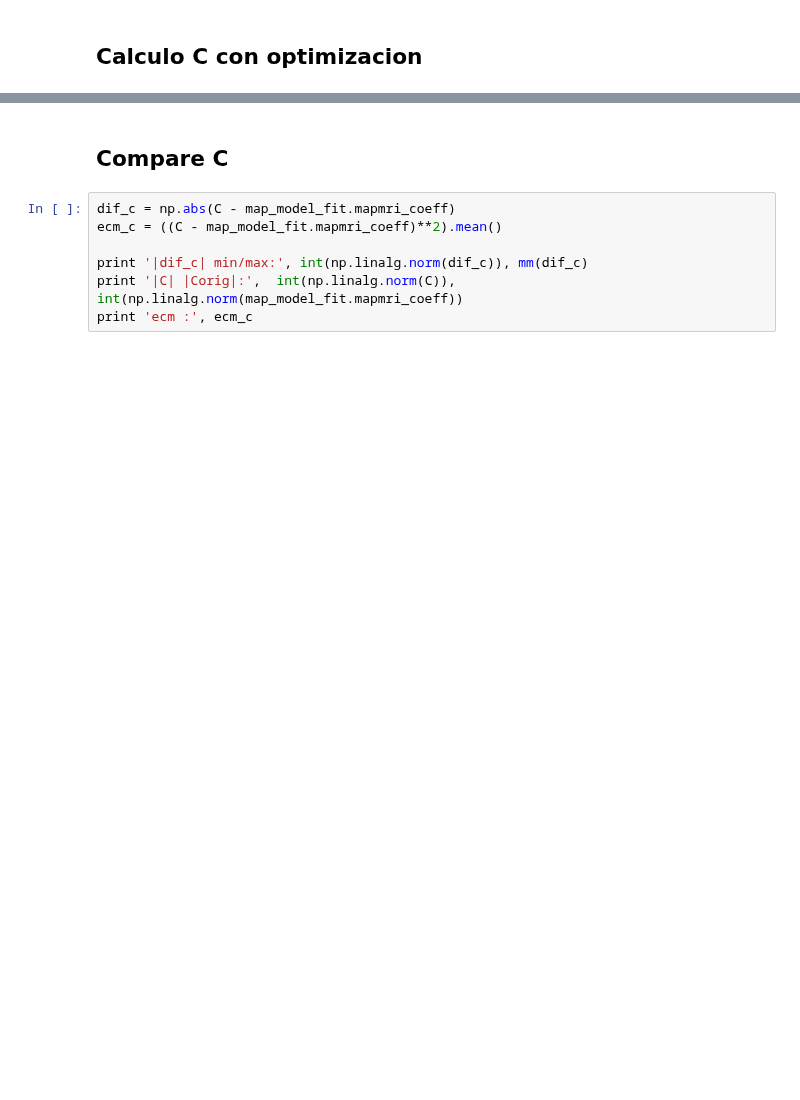
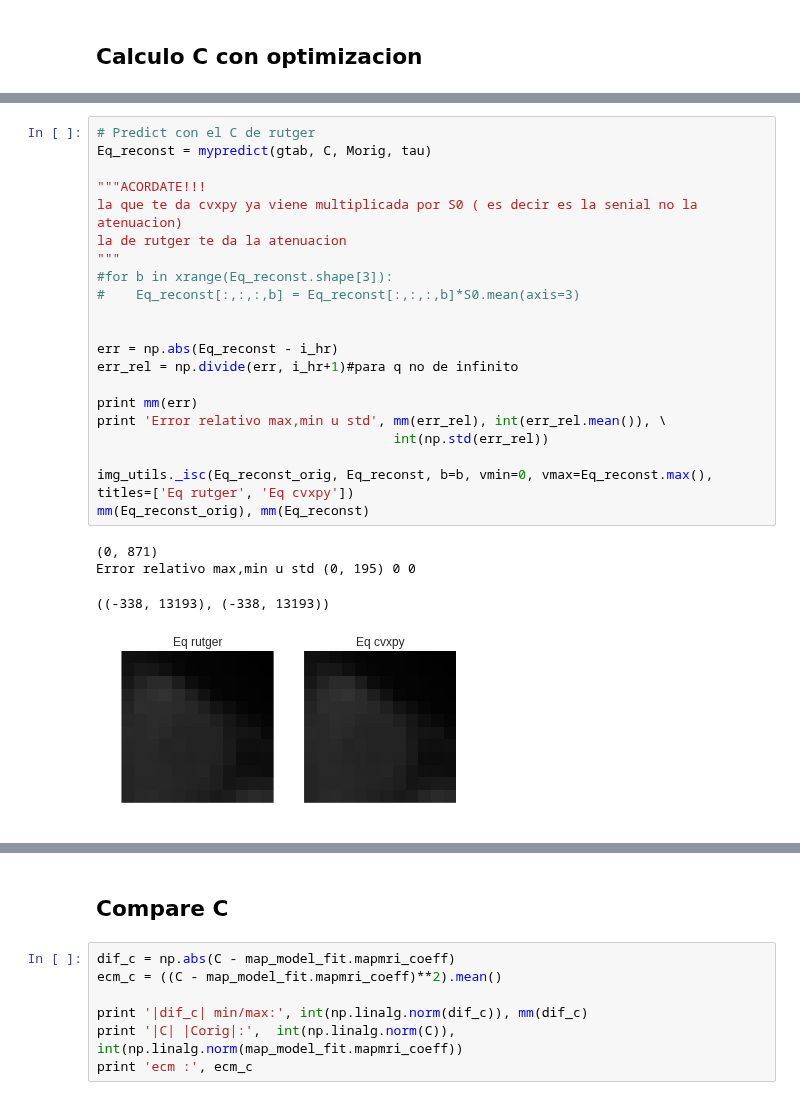
Before and after one commit to egomezsumma/iqt, a Jupyter notebook: Mapl test.ipynb, the cells around one changed output, grey strips where cells are left out. Cells and saved outputs as stored; diff of their text form; blank space fills up the shorter version.

```diff
--- a/Mapl test.ipynb
+++ b/Mapl test.ipynb
@@ -241,0 +280,26 @@ minimzation op_val = 245.582987439
+# %%
+# Predict con el C de rutger
+Eq_reconst = mypredict(gtab, C, Morig, tau)
+
+"""ACORDATE!!!
+la que te da cvxpy ya viene multiplicada por S0 ( es decir es la senial no la atenuacion)
+la de rutger te da la atenuacion
+"""
+#for b in xrange(Eq_reconst.shape[3]):
+#    Eq_reconst[:,:,:,b] = Eq_reconst[:,:,:,b]*S0.mean(axis=3)
+
+
+err = np.abs(Eq_reconst - i_hr)
+err_rel = np.divide(err, i_hr+1)#para q no de infinito
+
+print mm(err)
+print 'Error relativo max,min u std', mm(err_rel), int(err_rel.mean()), \
+                                      int(np.std(err_rel))
+
+img_utils._isc(Eq_reconst_orig, Eq_reconst, b=b, vmin=0, vmax=Eq_reconst.max(), titles=['Eq rutger', 'Eq cvxpy'])
+mm(Eq_reconst_orig), mm(Eq_reconst)
+# %% [output]
+(0, 871)
+Error relativo max,min u std (0, 195) 0 0
+((-338, 13193), (-338, 13193))
+[figure, added]
```
Also changed, not shown: parts of 17 cells of this notebook, 7 other files.
